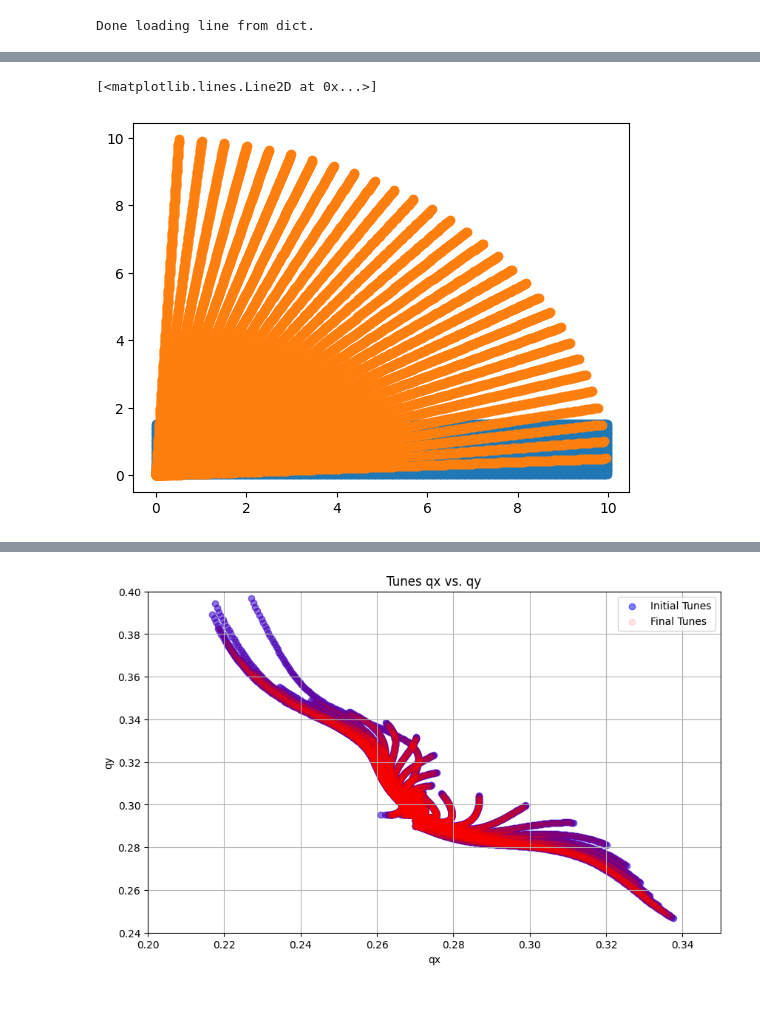
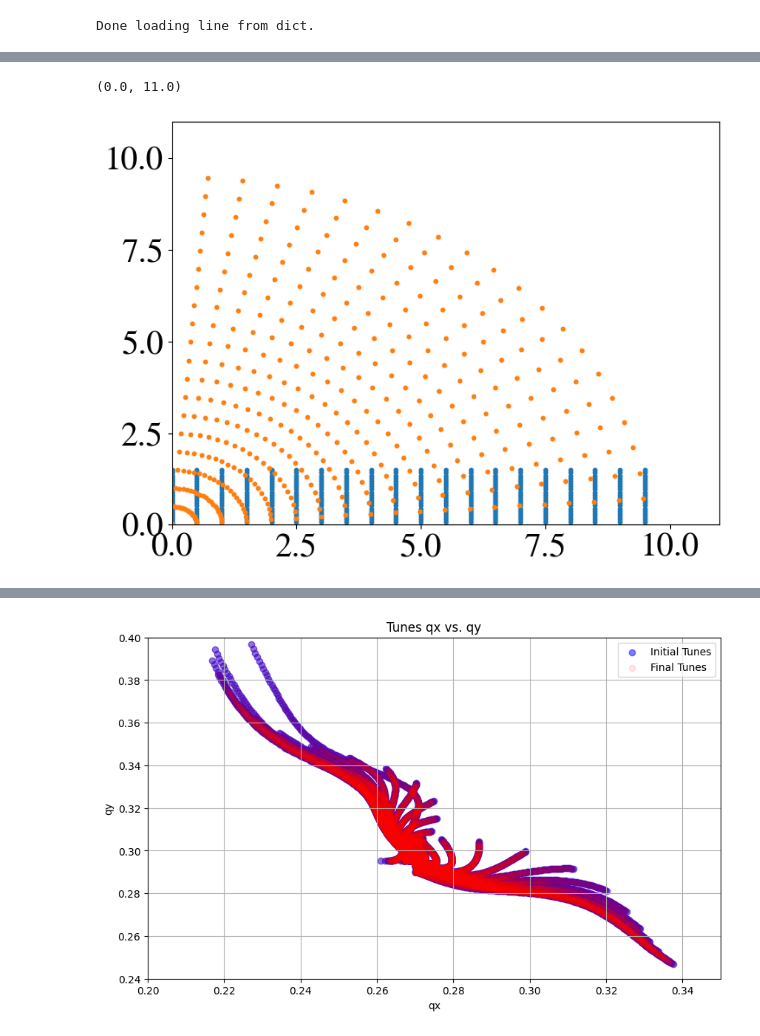
Before and after one commit to aradosla/example_DA_study, a Jupyter notebook: studies/my_scripts/Frequency map.ipynb, the cells around one changed output, grey strips where cells are left out. Saved outputs shown, nothing was run; the diff lists cells and outputs as text; code cells hidden in the pictures; blank space fills up the shorter version.

```diff
--- a/studies/my_scripts/Frequency map.ipynb
+++ b/studies/my_scripts/Frequency map.ipynb
@@ -29,15 +289,15 @@ print(tw)
 # Define radius distribution
 r_min = 0
 r_max = 10
-n_r =  2 * 16 * (r_max - r_min)
-
+#n_r =  2 * 16 * (r_max - r_min)
+n_r = 20
 radial_list = np.linspace(r_min, r_max, n_r, endpoint=False)
 
 # Filter out particles with low and high amplitude to accelerate simulation
 # radial_list = radial_list[(radial_list >= 4.5) & (radial_list <= 7.5)]
 
 # Define angle distribution
-n_angles = 30
+n_angles = 20
 theta_list = np.linspace(0, 90, n_angles + 2)[1:-1]
 #theta_list = pd.DataFrame(theta_list)
 
@@ -46,7 +306,7 @@ particle_list = [
     (particle_id, ii[1], ii[0])
     for particle_id, ii in enumerate(itertools.product(theta_list, radial_list))
 ]
-85
+
 particle_df = pd.DataFrame(particle_list, columns=["particle_id", "normalized amplitude in xy-plane", "angle in xy-plane [deg]"])
 
 
@@ -60,15 +320,18 @@ particles = collider['lhcb1'].build_particles(
     x_norm=A1_in_sigma,
     y_norm=A2_in_sigma,
     delta=0.,
-    nemitt_x=(1.5e-6),
-    nemitt_y=(1.5e-6)
+    nemitt_x=(1.8e-6),
+    nemitt_y=(1.8e-6)
 )
 
 particle_id = particle_df.particle_id.values
 # %%
-plt.plot(r_vect, theta_vect, 'o')
-plt.plot(A1_in_sigma, A2_in_sigma, 'o')
+plt.figure(figsize = (8,6))
+plt.scatter(r_vect, theta_vect, s = 10 )
+plt.scatter(A1_in_sigma, A2_in_sigma, s = 10)
+plt.xlim(0,11)
+plt.ylim(0,11)
 # %% [output]
-[<matplotlib.lines.Line2D at 0x...>]
+(0.0, 11.0)
-[figure, old version]
+[figure, new version]
 # %%
```
Also changed, not shown: parts of 9 cells of this notebook, 10 other files.
